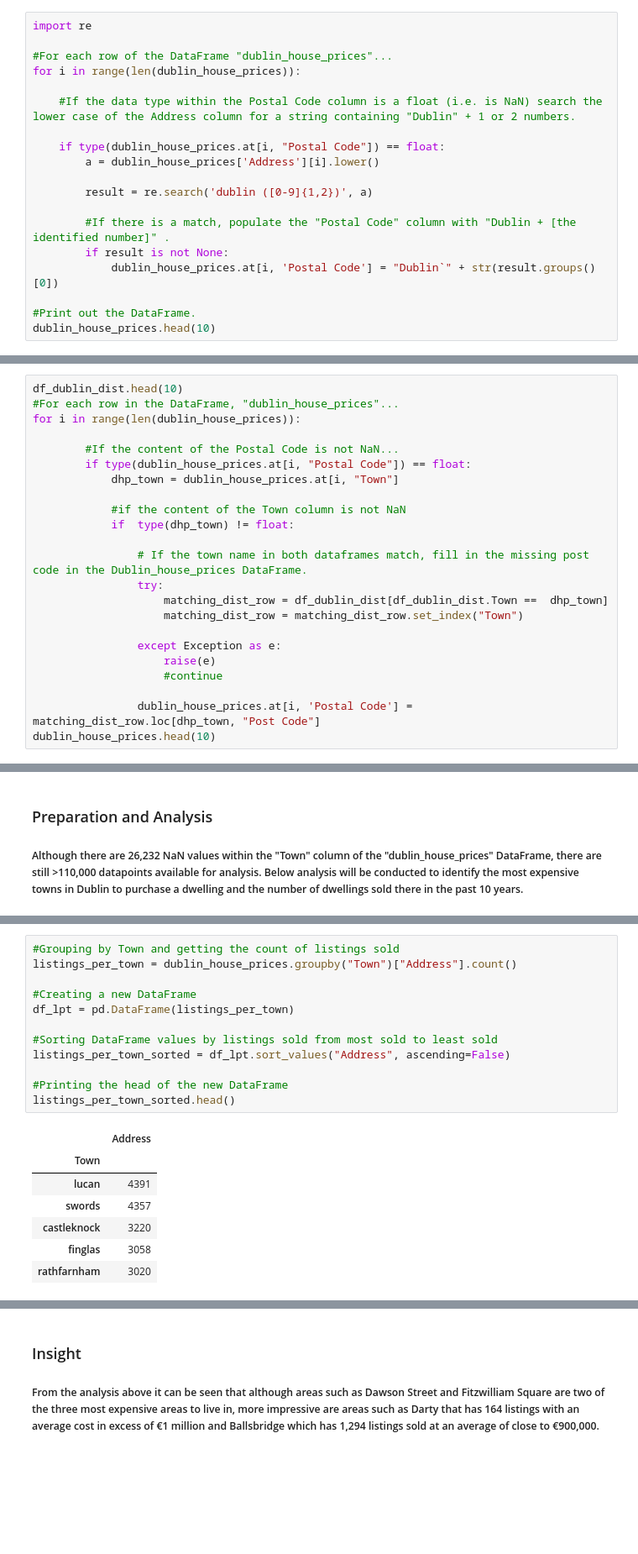
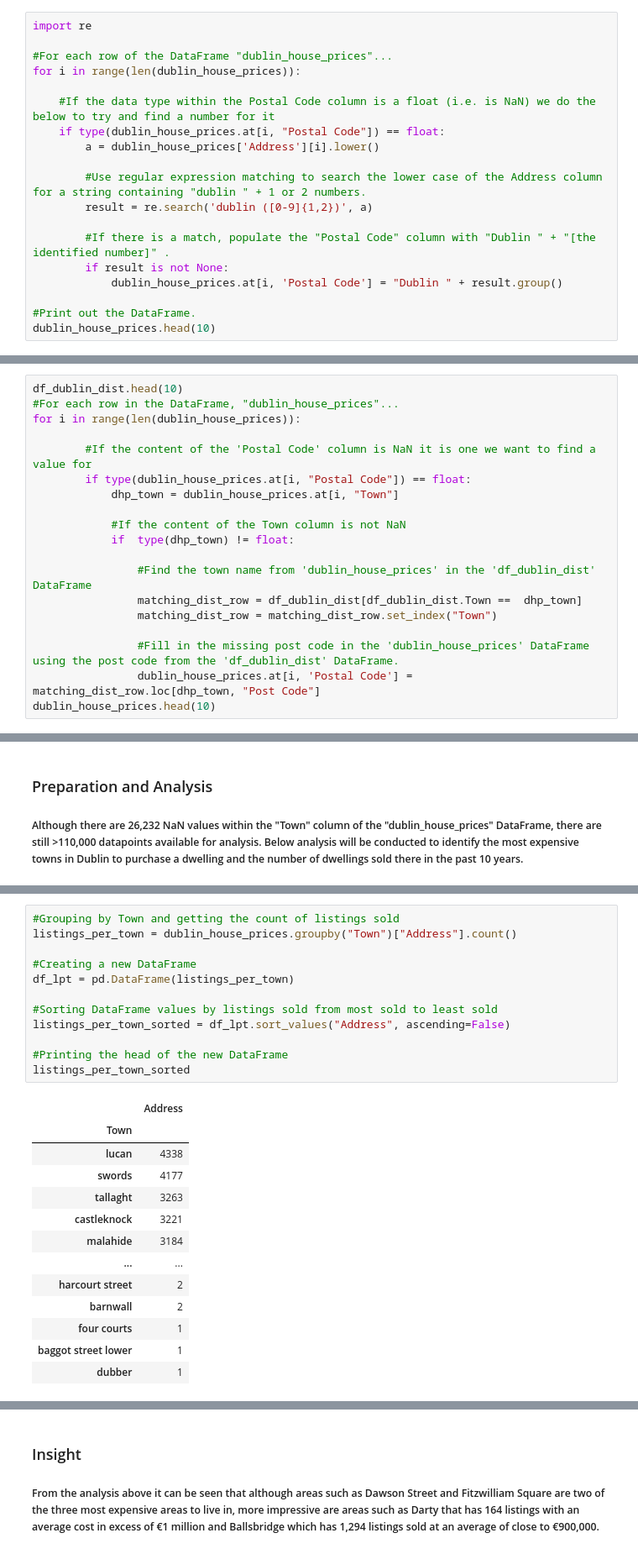
Before and after one commit to CraigDowling/Project, a Jupyter notebook: UCDPA_craigdowlingproject.ipynb, the cells around one changed output, grey strips where cells are left out. Shown at 84% size. Drawn from its saved outputs; the diff is of its cells as text; blank space fills up the shorter version.

```diff
--- a/UCDPA_craigdowlingproject.ipynb
+++ b/UCDPA_craigdowlingproject.ipynb
@@ -835,16 +839,16 @@ import re
 #For each row of the DataFrame "dublin_house_prices"...
 for i in range(len(dublin_house_prices)):
 
-    #If the data type within the Postal Code column is a float (i.e. is NaN) search the lower case of the Address column for a string containing "Dublin" + 1 or 2 numbers.
-
+    #If the data type within the Postal Code column is a float (i.e. is NaN) we do the below to try and find a number for it
     if type(dublin_house_prices.at[i, "Postal Code"]) == float:
         a = dublin_house_prices['Address'][i].lower()
 
+        #Use regular expression matching to search the lower case of the Address column for a string containing "dublin " + 1 or 2 numbers.
         result = re.search('dublin ([0-9]{1,2})', a)
 
-        #If there is a match, populate the "Postal Code" column with "Dublin + [the identified number]" .
+        #If there is a match, populate the "Postal Code" column with "Dublin " + "[the identified number]" .
         if result is not None:
-            dublin_house_prices.at[i, 'Postal Code'] = "Dublin`" + str(result.groups()[0])
+            dublin_house_prices.at[i, 'Postal Code'] = "Dublin " + result.group()
 
 #Print out the DataFrame.
 dublin_house_prices.head(10)
@@ -884,22 +890,18 @@ df_dublin_dist.head(10)
 #For each row in the DataFrame, "dublin_house_prices"...
 for i in range(len(dublin_house_prices)):
 
-        #If the content of the Postal Code is not NaN...
+        #If the content of the 'Postal Code' column is NaN it is one we want to find a value for
         if type(dublin_house_prices.at[i, "Postal Code"]) == float:
             dhp_town = dublin_house_prices.at[i, "Town"]
 
-            #if the content of the Town column is not NaN
+            #If the content of the Town column is not NaN
             if  type(dhp_town) != float:
 
-                # If the town name in both dataframes match, fill in the missing post code in the Dublin_house_prices DataFrame.
-                try:
-                    matching_dist_row = df_dublin_dist[df_dublin_dist.Town ==  dhp_town]
-                    matching_dist_row = matching_dist_row.set_index("Town")
+                #Find the town name from 'dublin_house_prices' in the 'df_dublin_dist' DataFrame
+                matching_dist_row = df_dublin_dist[df_dublin_dist.Town ==  dhp_town]
+                matching_dist_row = matching_dist_row.set_index("Town")
 
-                except Exception as e:
-                    raise(e)
-                    #continue
-
+                #Fill in the missing post code in the 'dublin_house_prices' DataFrame using the post code from the 'df_dublin_dist' DataFrame.
                 dublin_house_prices.at[i, 'Postal Code'] = matching_dist_row.loc[dhp_town, "Post Code"]
 dublin_house_prices.head(10)
 # %% [output]
@@ -1121,20 +1130,26 @@ average_price_per_town_sorted.head()
 # %%
 #Grouping by Town and getting the count of listings sold
 listings_per_town = dublin_house_prices.groupby("Town")["Address"].count()
 
 #Creating a new DataFrame
 df_lpt = pd.DataFrame(listings_per_town)
 
 #Sorting DataFrame values by listings sold from most sold to least sold
 listings_per_town_sorted = df_lpt.sort_values("Address", ascending=False)
 
 #Printing the head of the new DataFrame
-listings_per_town_sorted.head()
+listings_per_town_sorted
 # %% [output]
 |  | Address |
 | Town |  |
-| lucan | 4391 |
-| swords | 4357 |
-| castleknock | 3220 |
-| finglas | 3058 |
-| rathfarnham | 3020 |
+| lucan | 4338 |
+| swords | 4177 |
+| tallaght | 3263 |
+| castleknock | 3221 |
+| malahide | 3184 |
+| ... | ... |
+| harcourt street | 2 |
+| barnwall | 2 |
+| four courts | 1 |
+| baggot street lower | 1 |
+| dubber | 1 |
```
Also changed, not shown: parts of 14 cells of this notebook.
